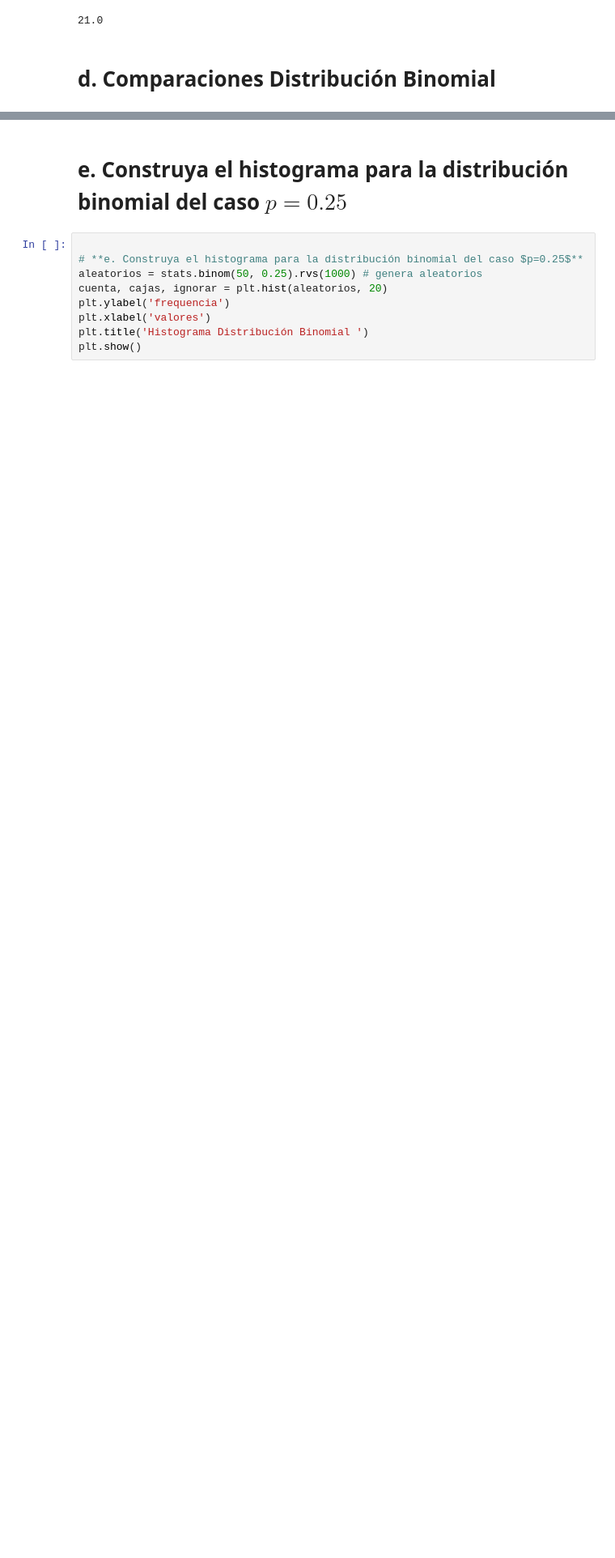
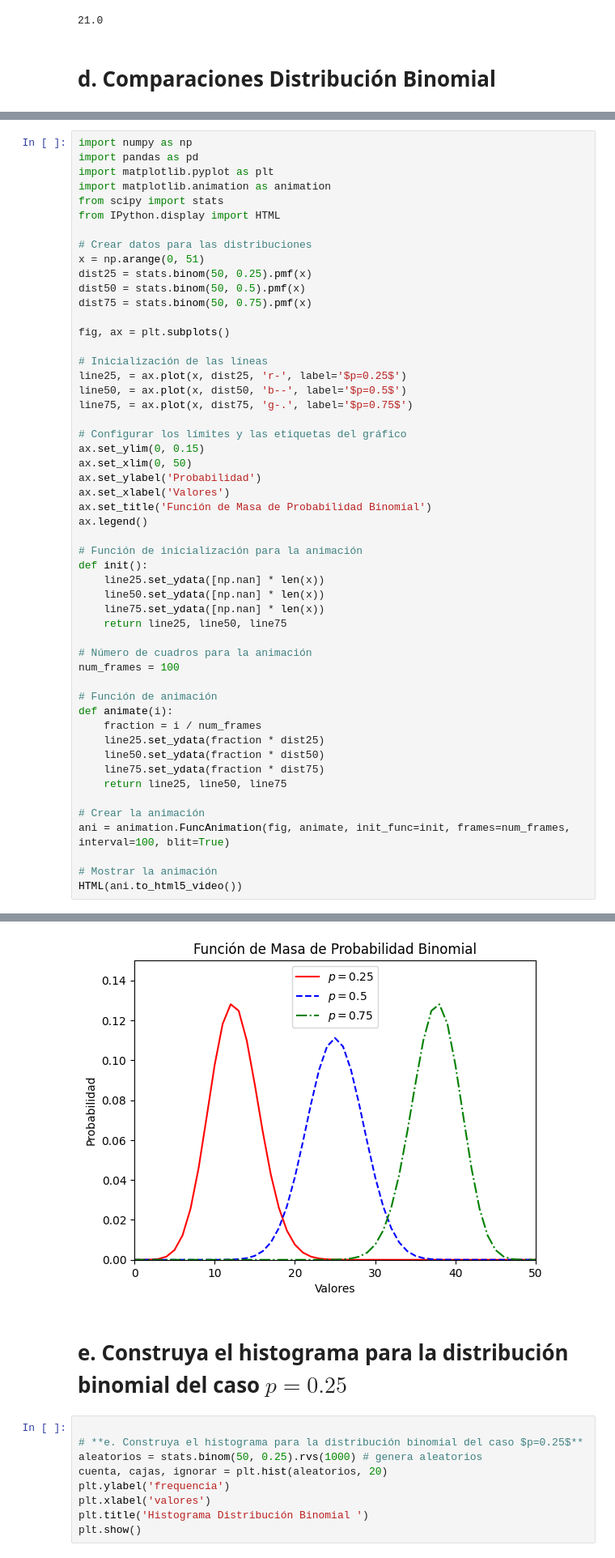
Before and after one commit to JSEFERINO/Teoria-de-Probabilidad-MEYCD, a Jupyter notebook: 13_C_Teoria_Probabilidad_D_Binomial.ipynb, the cells around one changed output, grey strips where cells are left out. Shown at 81% size. Saved outputs shown, nothing was run; the diff lists cells and outputs as text; blank space fills up the shorter version.

```diff
--- a/13_C_Teoria_Probabilidad_D_Binomial.ipynb
+++ b/13_C_Teoria_Probabilidad_D_Binomial.ipynb
@@ -413,0 +475,53 @@ plt.show()
+# %%
+import numpy as np
+import pandas as pd
+import matplotlib.pyplot as plt
+import matplotlib.animation as animation
+from scipy import stats
+from IPython.display import HTML
+
+# Crear datos para las distribuciones
+x = np.arange(0, 51)
+dist25 = stats.binom(50, 0.25).pmf(x)
+dist50 = stats.binom(50, 0.5).pmf(x)
+dist75 = stats.binom(50, 0.75).pmf(x)
+
+fig, ax = plt.subplots()
+
+# Inicialización de las líneas
+line25, = ax.plot(x, dist25, 'r-', label='$p=0.25$')
+line50, = ax.plot(x, dist50, 'b--', label='$p=0.5$')
+line75, = ax.plot(x, dist75, 'g-.', label='$p=0.75$')
+
+# Configurar los límites y las etiquetas del gráfico
+ax.set_ylim(0, 0.15)
+ax.set_xlim(0, 50)
+ax.set_ylabel('Probabilidad')
+ax.set_xlabel('Valores')
+ax.set_title('Función de Masa de Probabilidad Binomial')
+ax.legend()
+
+# Función de inicialización para la animación
+def init():
+    line25.set_ydata([np.nan] * len(x))
+    line50.set_ydata([np.nan] * len(x))
+    line75.set_ydata([np.nan] * len(x))
+    return line25, line50, line75
+
+# Número de cuadros para la animación
+num_frames = 100
+
+# Función de animación
+def animate(i):
+    fraction = i / num_frames
+    line25.set_ydata(fraction * dist25)
+    line50.set_ydata(fraction * dist50)
+    line75.set_ydata(fraction * dist75)
+    return line25, line50, line75
+
+# Crear la animación
+ani = animation.FuncAnimation(fig, animate, init_func=init, frames=num_frames, interval=100, blit=True)
+
+# Mostrar la animación
+HTML(ani.to_html5_video())
+# %% [output]
@@ -414,3 +529,4 @@ plt.show()
+[figure, added]
 # %% [markdown]
 # **e. Construya el histograma para la distribución binomial del caso $p=0.25$**
 # %%
```
Also changed, not shown: parts of 10 cells of this notebook.
